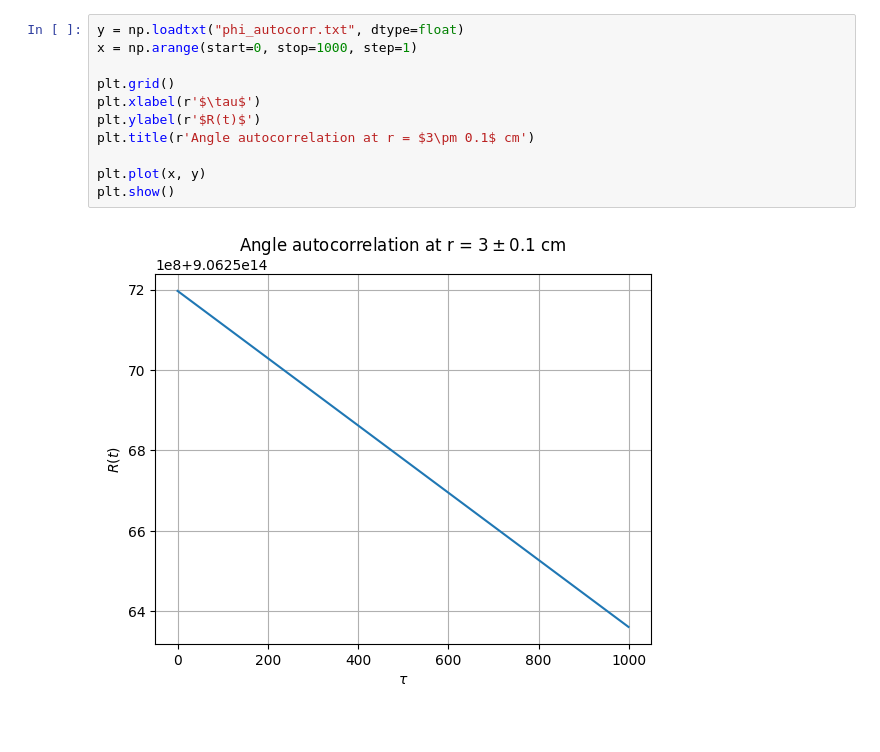
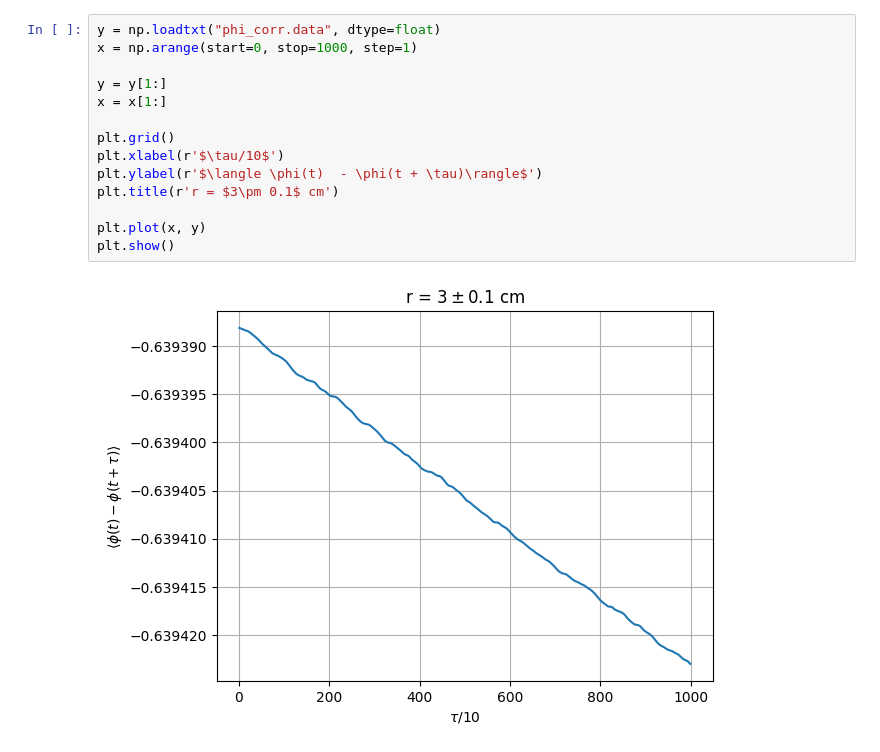
Before and after one commit to Nikolay-Masnev/ParticleDNS, a Jupyter notebook: plotter.ipynb, the cells around one changed output. Cells and saved outputs as stored; diff of their text form; blank space fills up the shorter version.

```diff
--- a/plotter.ipynb
+++ b/plotter.ipynb
@@ -29,15 +29,18 @@ plt.show()
 # %% [output]
 [figure]
 # %%
-y = np.loadtxt("phi_autocorr.txt", dtype=float)
+y = np.loadtxt("phi_corr.data", dtype=float)
 x = np.arange(start=0, stop=1000, step=1)
 
+y = y[1:]
+x = x[1:]
+
 plt.grid()
-plt.xlabel(r'$\tau$')
-plt.ylabel(r'$R(t)$')
-plt.title(r'Angle autocorrelation at r = $3\pm 0.1$ cm')
+plt.xlabel(r'$\tau/10$')
+plt.ylabel(r'$\langle \phi(t)  - \phi(t + \tau)\rangle$')
+plt.title(r'r = $3\pm 0.1$ cm')
 
 plt.plot(x, y)
 plt.show()
 # %% [output]
-[figure, old version]
+[figure, new version]
```
Also changed, not shown: parts of 4 cells of this notebook, 4 other files.
